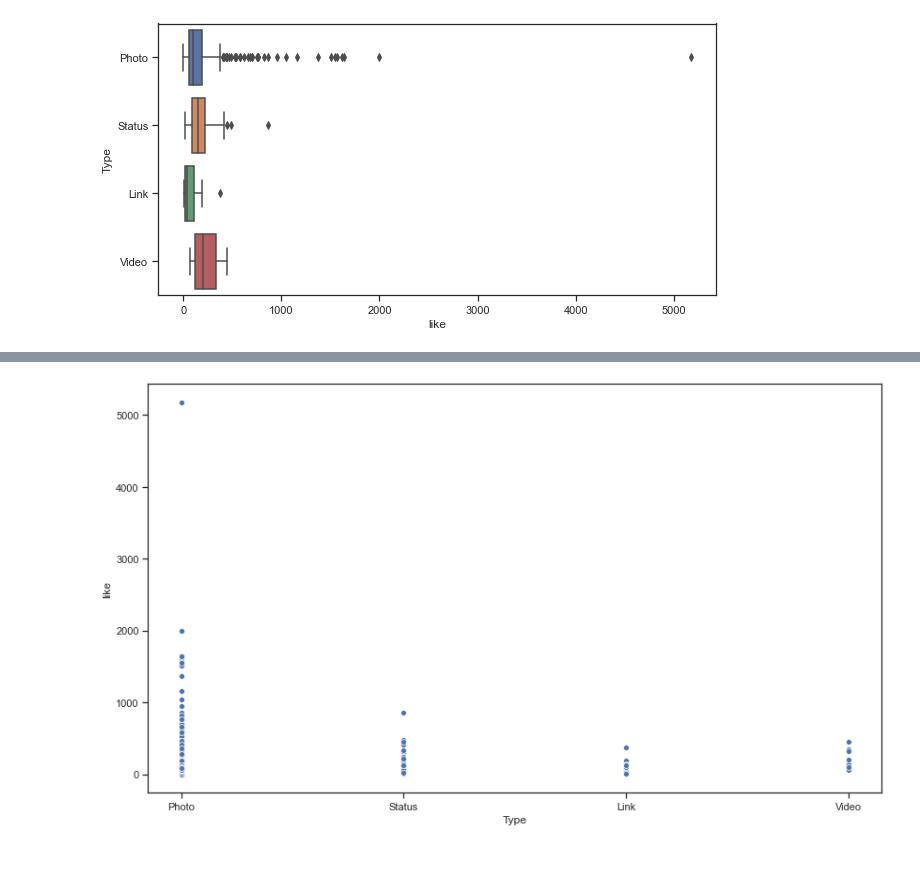
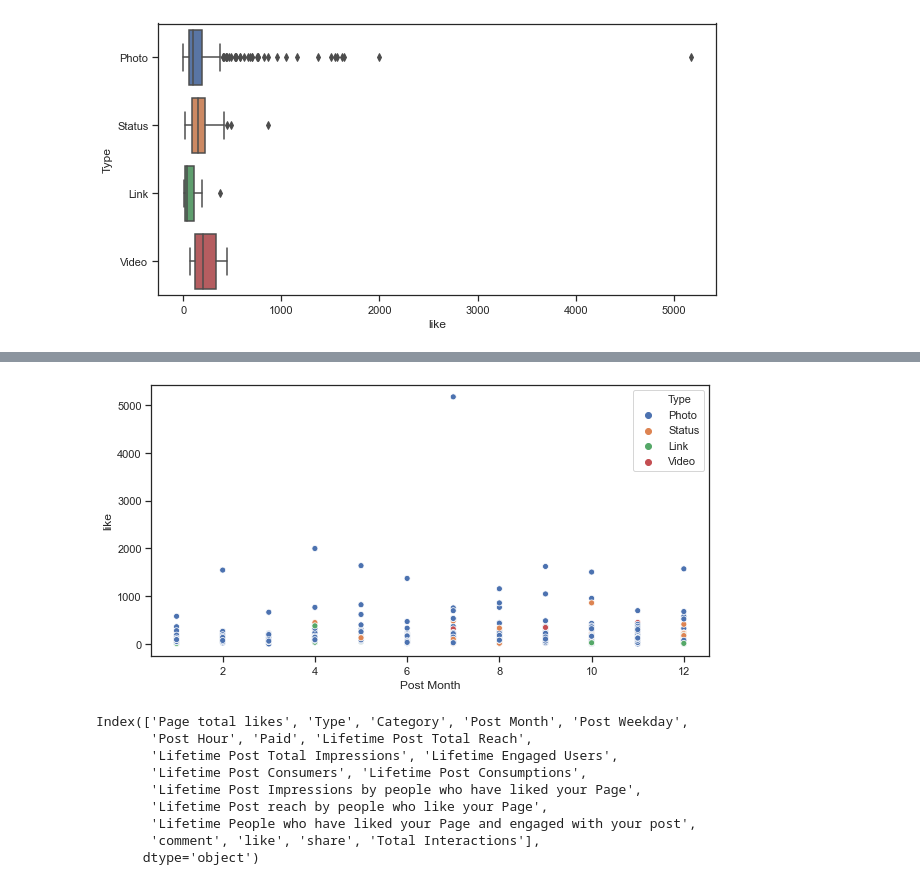
Before and after one commit to MarilynSasha/INTRO-TO-DATA-ANALYSIS, a Jupyter notebook: facebook7.21.20.ipynb, the cells around one changed output, grey strips where cells are left out. Drawn from its saved outputs; the diff is of its cells as text; code cells hidden in the pictures; blank space fills up the shorter version.

```diff
--- a/facebook7.21.20.ipynb
+++ b/facebook7.21.20.ipynb
@@ -105,4 +105,16 @@ ax = sns.swarmplot(x="Type", y="like", data=facebook)
 # %%
-ax = sns.scatterplot(x="Type", y="like", data=facebook)
+ax = sns.scatterplot(x='Post Month', y="like", data=facebook, hue = 'Type')
 # %% [output]
-[figure, old version]
+[figure, new version]
+# %%
+facebook.columns
+# %% [output]
+Index(['Page total likes', 'Type', 'Category', 'Post Month', 'Post Weekday',
+       'Post Hour', 'Paid', 'Lifetime Post Total Reach',
+       'Lifetime Post Total Impressions', 'Lifetime Engaged Users',
+       'Lifetime Post Consumers', 'Lifetime Post Consumptions',
+       'Lifetime Post Impressions by people who have liked your Page',
+       'Lifetime Post reach by people who like your Page',
+       'Lifetime People who have liked your Page and engaged with your post',
+       'comment', 'like', 'share', 'Total Interactions'],
+      dtype='object')
```
Also changed, not shown: parts of 4 cells of this notebook.
